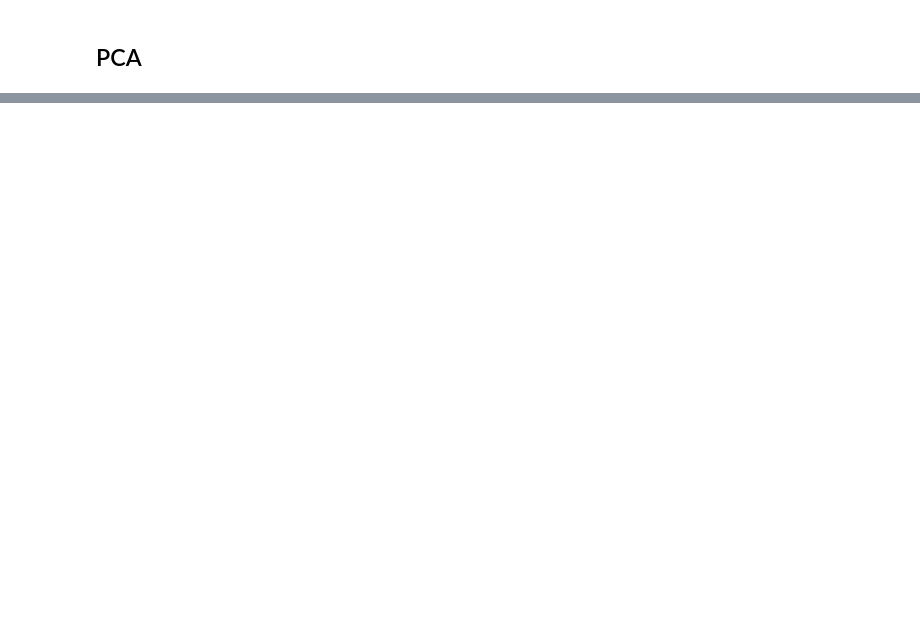
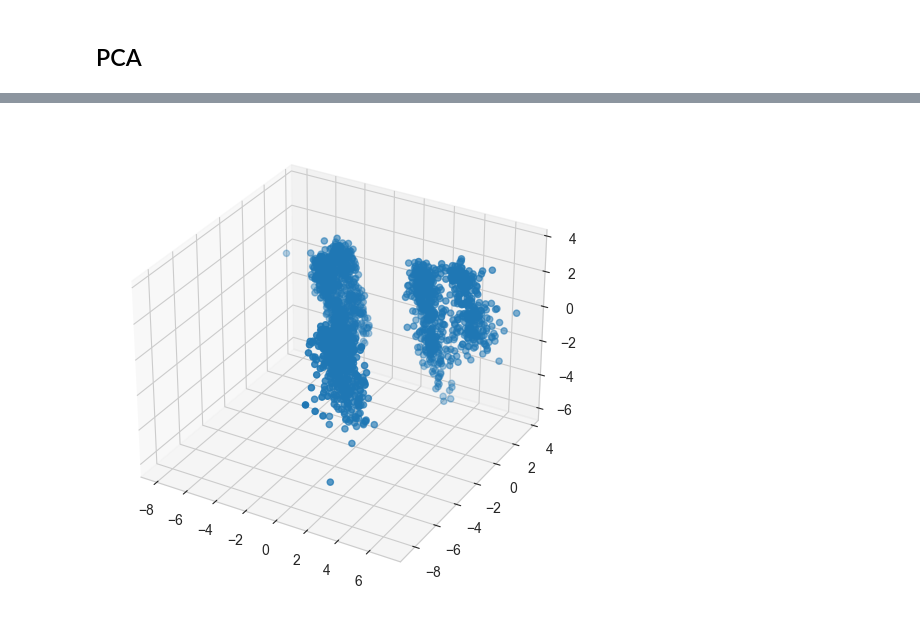
Before and after one commit to Jjineeq/Anomaly-Detection, a Jupyter notebook: TFT_PCA.ipynb, the cells around one changed output, grey strips where cells are left out. Cells and saved outputs as stored; diff of their text form; code cells hidden in the pictures; blank space fills up the shorter version.

```diff
--- a/TFT_PCA.ipynb
+++ b/TFT_PCA.ipynb
@@ -117,0 +154,7 @@ array([ 0.27331067, -2.94641054,  0.98253789, ...,  1.89728226,
+# %%
+fig = plt.figure(figsize=(9, 6))
+ax_2 = fig.add_subplot(111, projection='3d')
+ax_2.scatter(x_std_2[:, 0], x_std_2[:, 1], x_std_2[:, 2])
+plt.show()
+# %% [output]
+[figure, added]
```
Also changed, not shown: parts of 21 cells of this notebook, 5 other files.
